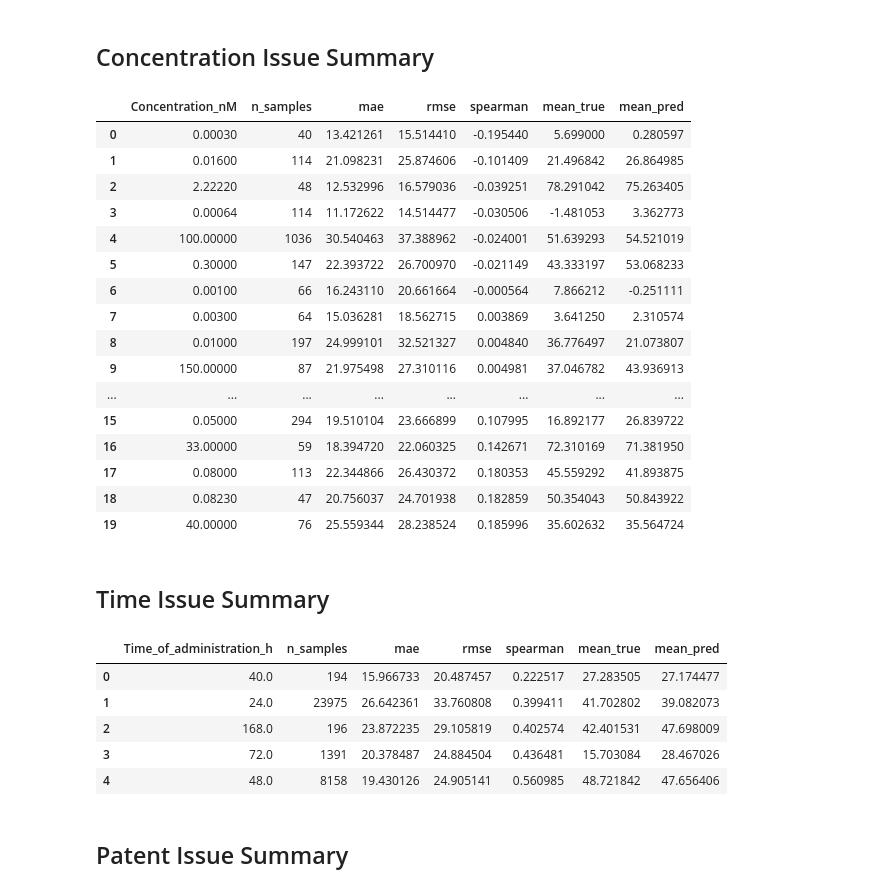
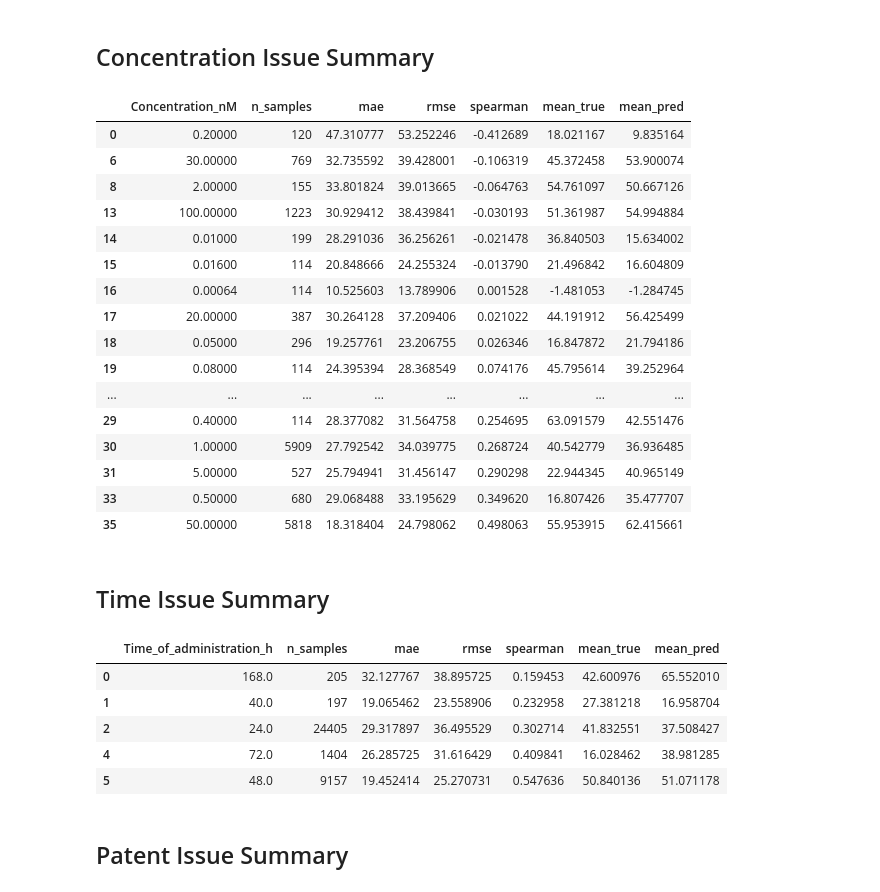
Before and after one commit to evelina-crypto/siRNA-Pharmaceutical-Modeling-with-Foundation-Models, a Jupyter notebook: classical_ml/xgboost/notebooks/xgboost_by_gene_mrna_data_investigation.ipynb, the cells around one changed output. Saved outputs shown, nothing was run; the diff lists cells and outputs as text; code cells hidden in the pictures.

```diff
--- a/classical_ml/xgboost/notebooks/xgboost_by_gene_mrna_data_investigation.ipynb
+++ b/classical_ml/xgboost/notebooks/xgboost_by_gene_mrna_data_investigation.ipynb
@@ -166,7 +171,7 @@ def issue_summary(df, group_col, min_samples=20):
 This is the harder and more biologically realistic view. Each prediction comes from a fold where that gene group was held out, so weak slices here are stronger candidates for transfer-poisoning before deep learning.
 # %%
 frozen_params = {'n_estimators': 800, 'max_depth': 4, 'learning_rate': 0.15881823130907038, 'subsample': 0.8812898741586134, 'colsample_bytree': 0.7824379872752019, 'min_child_weight': 4, 'reg_lambda': 0.8342807691178866, 'reg_alpha': 1.4296995092035882, 'gamma': 0.07531958697602548}
-gene_cv = GroupKFoldLeakPerGroup(n_splits=3, leak_n=30, random_state=42)
+gene_cv = GroupKFoldLeakPerGroup(n_splits=3, leak_n=0, random_state=42)
 
 fold_rows = []
 oof_frames = []
@@ -323,36 +392,40 @@ issue_by_cell_type.sort_values(["spearman", "mae"], ascending=[True, False]).hea
 # %% [markdown]
 ## Concentration Issue Summary
 # %%
-issue_by_concentration.sort_values(["spearman", "mae"], ascending=[True, False]).head(20)
+issue_by_concentration.loc[
+    issue_by_concentration["n_samples"] >= 100
+].sort_values(["spearman", "mae"], ascending=[True, False]).head(20)
 # %% [output]
 |  | Concentration_nM | n_samples | mae | rmse | spearman | mean_true | mean_pred |
-| 0 | 0.00030 | 40 | 13.421261 | 15.514410 | -0.195440 | 5.699000 | 0.280597 |
-| 1 | 0.01600 | 114 | 21.098231 | 25.874606 | -0.101409 | 21.496842 | 26.864985 |
-| 2 | 2.22220 | 48 | 12.532996 | 16.579036 | -0.039251 | 78.291042 | 75.263405 |
-| 3 | 0.00064 | 114 | 11.172622 | 14.514477 | -0.030506 | -1.481053 | 3.362773 |
-| 4 | 100.00000 | 1036 | 30.540463 | 37.388962 | -0.024001 | 51.639293 | 54.521019 |
-| 5 | 0.30000 | 147 | 22.393722 | 26.700970 | -0.021149 | 43.333197 | 53.068233 |
-| 6 | 0.00100 | 66 | 16.243110 | 20.661664 | -0.000564 | 7.866212 | -0.251111 |
-| 7 | 0.00300 | 64 | 15.036281 | 18.562715 | 0.003869 | 3.641250 | 2.310574 |
-| 8 | 0.01000 | 197 | 24.999101 | 32.521327 | 0.004840 | 36.776497 | 21.073807 |
-| 9 | 150.00000 | 87 | 21.975498 | 27.310116 | 0.004981 | 37.046782 | 43.936913 |
+| 0 | 0.20000 | 120 | 47.310777 | 53.252246 | -0.412689 | 18.021167 | 9.835164 |
+| 6 | 30.00000 | 769 | 32.735592 | 39.428001 | -0.106319 | 45.372458 | 53.900074 |
+| 8 | 2.00000 | 155 | 33.801824 | 39.013665 | -0.064763 | 54.761097 | 50.667126 |
+| 13 | 100.00000 | 1223 | 30.929412 | 38.439841 | -0.030193 | 51.361987 | 54.994884 |
+| 14 | 0.01000 | 199 | 28.291036 | 36.256261 | -0.021478 | 36.840503 | 15.634002 |
+| 15 | 0.01600 | 114 | 20.848666 | 24.255324 | -0.013790 | 21.496842 | 16.604809 |
+| 16 | 0.00064 | 114 | 10.525603 | 13.789906 | 0.001528 | -1.481053 | -1.284745 |
+| 17 | 20.00000 | 387 | 30.264128 | 37.209406 | 0.021022 | 44.191912 | 56.425499 |
+| 18 | 0.05000 | 296 | 19.257761 | 23.206755 | 0.026346 | 16.847872 | 21.794186 |
+| 19 | 0.08000 | 114 | 24.395394 | 28.368549 | 0.074176 | 45.795614 | 39.252964 |
 | ... | ... | ... | ... | ... | ... | ... | ... |
-| 15 | 0.05000 | 294 | 19.510104 | 23.666899 | 0.107995 | 16.892177 | 26.839722 |
-| 16 | 33.00000 | 59 | 18.394720 | 22.060325 | 0.142671 | 72.310169 | 71.381950 |
-| 17 | 0.08000 | 113 | 22.344866 | 26.430372 | 0.180353 | 45.559292 | 41.893875 |
-| 18 | 0.08230 | 47 | 20.756037 | 24.701938 | 0.182859 | 50.354043 | 50.843922 |
-| 19 | 40.00000 | 76 | 25.559344 | 28.238524 | 0.185996 | 35.602632 | 35.564724 |
+| 29 | 0.40000 | 114 | 28.377082 | 31.564758 | 0.254695 | 63.091579 | 42.551476 |
+| 30 | 1.00000 | 5909 | 27.792542 | 34.039775 | 0.268724 | 40.542779 | 36.936485 |
+| 31 | 5.00000 | 527 | 25.794941 | 31.456147 | 0.290298 | 22.944345 | 40.965149 |
+| 33 | 0.50000 | 680 | 29.068488 | 33.195629 | 0.349620 | 16.807426 | 35.477707 |
+| 35 | 50.00000 | 5818 | 18.318404 | 24.798062 | 0.498063 | 55.953915 | 62.415661 |
 # %% [markdown]
 ## Time Issue Summary
 # %%
-issue_by_time.sort_values(["spearman", "mae"], ascending=[True, False]).head(20)
+issue_by_time.loc[
+    issue_by_time["n_samples"] >= 100
+].sort_values(["spearman", "mae"], ascending=[True, False]).head(20)
 # %% [output]
 |  | Time_of_administration_h | n_samples | mae | rmse | spearman | mean_true | mean_pred |
-| 0 | 40.0 | 194 | 15.966733 | 20.487457 | 0.222517 | 27.283505 | 27.174477 |
-| 1 | 24.0 | 23975 | 26.642361 | 33.760808 | 0.399411 | 41.702802 | 39.082073 |
-| 2 | 168.0 | 196 | 23.872235 | 29.105819 | 0.402574 | 42.401531 | 47.698009 |
-| 3 | 72.0 | 1391 | 20.378487 | 24.884504 | 0.436481 | 15.703084 | 28.467026 |
-| 4 | 48.0 | 8158 | 19.430126 | 24.905141 | 0.560985 | 48.721842 | 47.656406 |
+| 0 | 168.0 | 205 | 32.127767 | 38.895725 | 0.159453 | 42.600976 | 65.552010 |
+| 1 | 40.0 | 197 | 19.065462 | 23.558906 | 0.232958 | 27.381218 | 16.958704 |
+| 2 | 24.0 | 24405 | 29.317897 | 36.495529 | 0.302714 | 41.832551 | 37.508427 |
+| 4 | 72.0 | 1404 | 26.285725 | 31.616429 | 0.409841 | 16.028462 | 38.981285 |
+| 5 | 48.0 | 9157 | 19.452414 | 25.270731 | 0.547636 | 50.840136 | 51.071178 |
 # %% [markdown]
 ## Patent Issue Summary
 # %%
```
Also changed, not shown: parts of 14 cells of this notebook, 19 other files.
